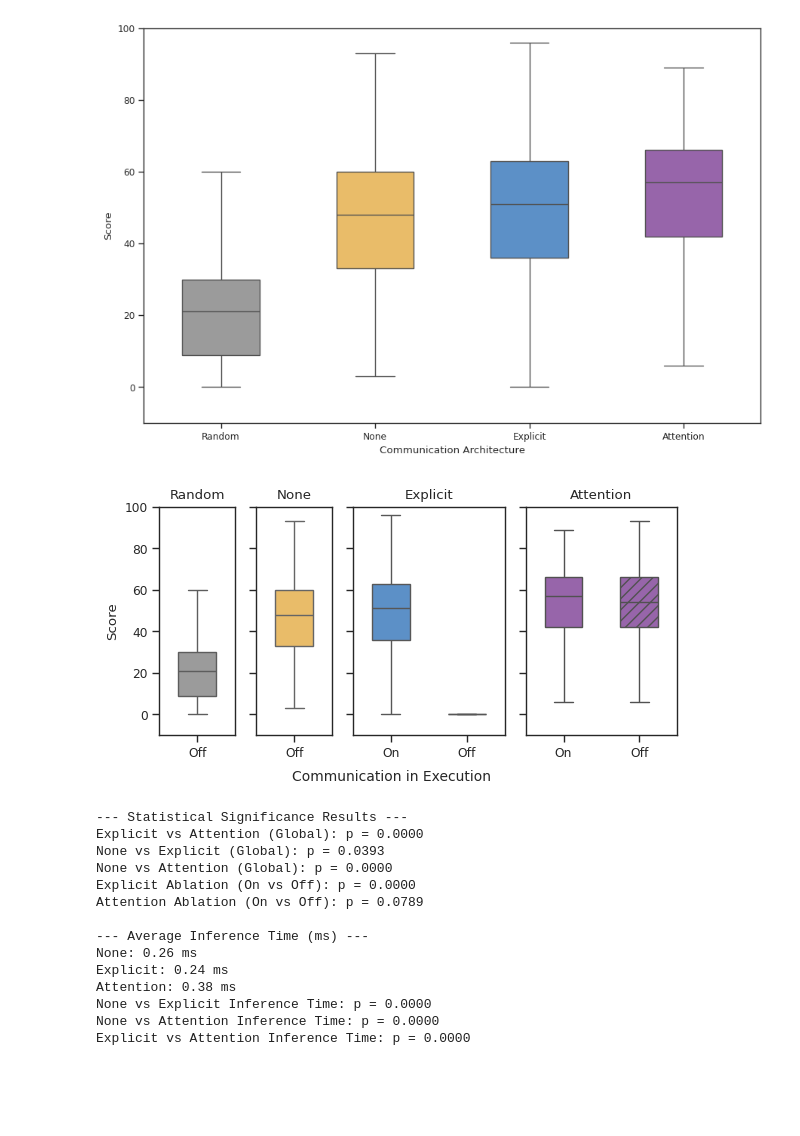
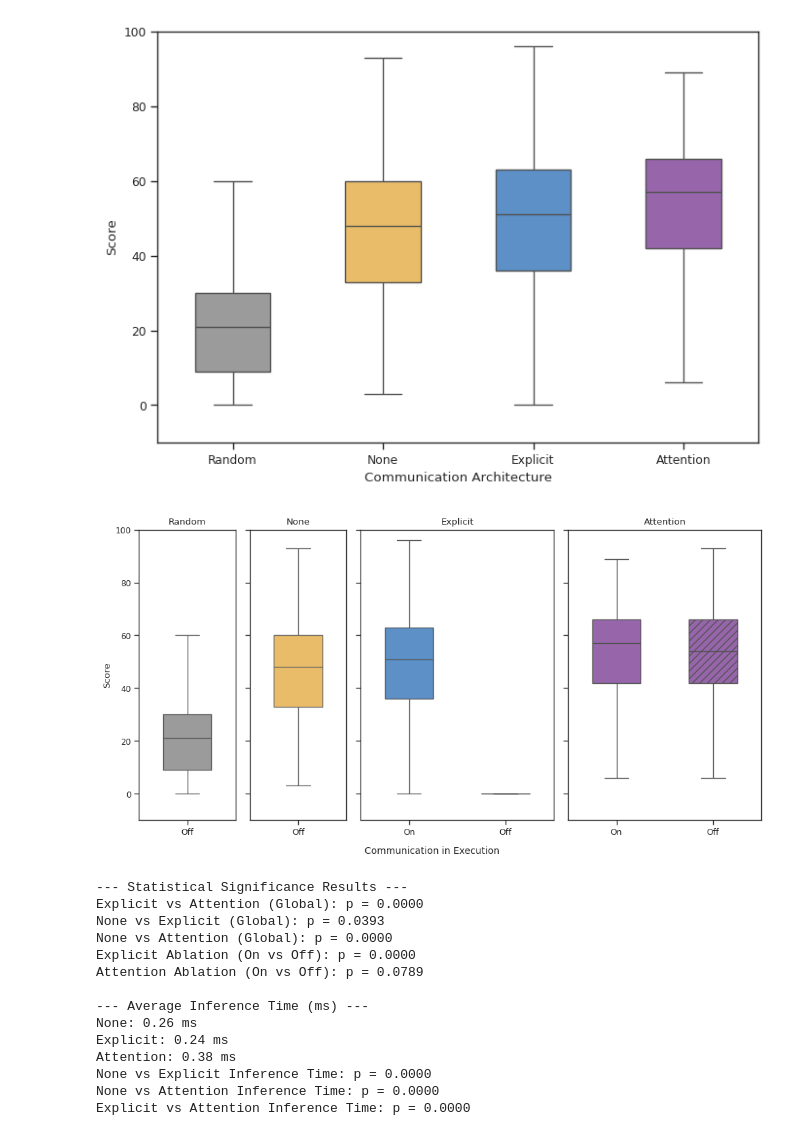
Before and after one commit to msoe-vex/VEX-AI-Reinforcement-Learning, a Jupyter notebook: analysis/analysis.ipynb, the cells around one changed output. Cells and saved outputs as stored; diff of their text form; code cells hidden in the pictures; blank space fills up the shorter version.

```diff
--- a/analysis/analysis.ipynb
+++ b/analysis/analysis.ipynb
@@ -18,7 +18,7 @@ attn_none = pd.read_csv('attention_none_1_0.csv')
 random_random = pd.read_csv('random_1_0.csv')
 
 # --- FIGURE 1: GLOBAL COMPARISON ---
-fig, ax = plt.subplots(figsize=(9, 6))
+fig, ax = plt.subplots(figsize=(7, 5))
 global_df = pd.DataFrame({
     "Architecture": ["Random"] * len(random_random['score_red']) + ["None"] * len(none_none['score_red']) + ["Explicit"] * len(copy_copy['score_red']) + ["Attention"] * len(attn_attn['score_red']),
     "Score": pd.concat([random_random['score_red'], none_none['score_red'], copy_copy['score_red'], attn_attn['score_red']], ignore_index=True)
@@ -44,7 +44,7 @@ plt.show()
 
 # --- FIGURE 2: ABLATION STUDY (NONE NARROW ON THE LEFT) ---
 fig, (ax3, ax0, ax1, ax2) = plt.subplots(
-    1, 4, figsize=(6, 3), sharey=True,
+    1, 4, figsize=(10, 5), sharey=True,
     gridspec_kw={"width_ratios": [0.5, 0.5, 1.0, 1.0]}
 )
 
@@ -173,35 +173,35 @@ plt.savefig('execution_scores_n_1000.pdf', dpi=300)
 plt.show()
 
 
 # 3. Statistical Summary for Paper Text (Kruskal-Wallis)
 print("--- Statistical Significance Results ---")
 _, p_glob = kruskal(copy_copy['score_red'], attn_attn['score_red'])
 print(f"Explicit vs Attention (Global): p = {p_glob:.4f}")
 _, p_none_explicit = kruskal(none_none['score_red'], copy_copy['score_red'])
 print(f"None vs Explicit (Global): p = {p_none_explicit:.4f}")
 _, p_none_attention = kruskal(none_none['score_red'], attn_attn['score_red'])
 print(f"None vs Attention (Global): p = {p_none_attention:.4f}")
 _, p_copy = kruskal(copy_copy['score_red'], copy_none['score_red'])
 print(f"Explicit Ablation (On vs Off): p = {p_copy:.4f}")
 _, p_attn = kruskal(attn_attn['score_red'], attn_none['score_red'])
 print(f"Attention Ablation (On vs Off): p = {p_attn:.4f}")
 
 # Print average "avg_inference_ms" for each architecture
 print("\n--- Average Inference Time (ms) ---")
 print(f"None: {none_none['avg_inference_ms'].mean():.2f} ms")
 print(f"Explicit: {copy_copy['avg_inference_ms'].mean():.2f} ms")
 print(f"Attention: {attn_attn['avg_inference_ms'].mean():.2f} ms")
 
 # Kruskal tests on inference times
 _, p_inf_none_explicit = kruskal(none_none['avg_inference_ms'], copy_copy['avg_inference_ms'])
 print(f"None vs Explicit Inference Time: p = {p_inf_none_explicit:.4f}")
 _, p_inf_none_attention = kruskal(none_none['avg_inference_ms'], attn_attn['avg_inference_ms'])
 print(f"None vs Attention Inference Time: p = {p_inf_none_attention:.4f}")
 _, p_inf_explicit_attention = kruskal(copy_copy['avg_inference_ms'], attn_attn['avg_inference_ms'])
 print(f"Explicit vs Attention Inference Time: p = {p_inf_explicit_attention:.4f}")
 # %% [output]
-[figure, old version]
+[figure, new version]
-[figure, old version]
+[figure, new version]
 --- Statistical Significance Results ---
 Explicit vs Attention (Global): p = 0.0000
 None vs Explicit (Global): p = 0.0393
```
Also changed, not shown: parts of 2 cells of this notebook, 3 other files.
